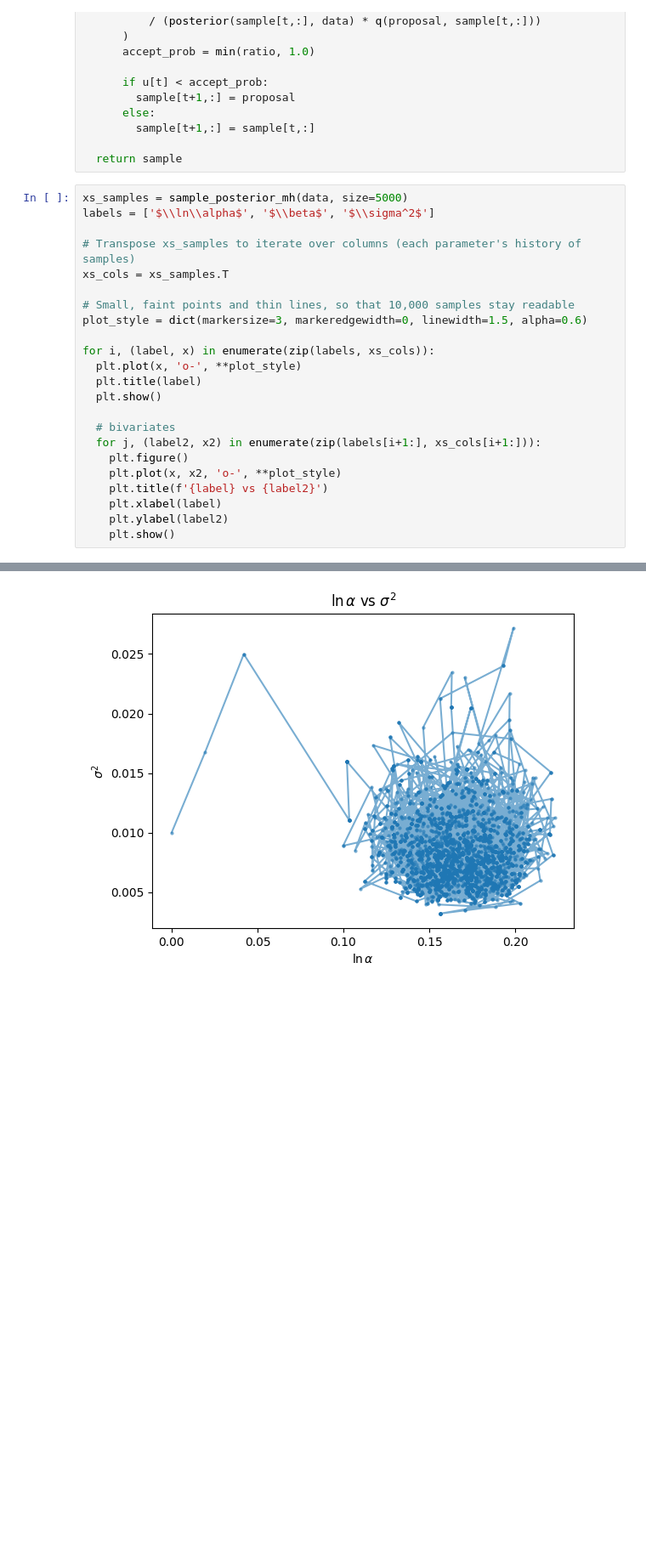
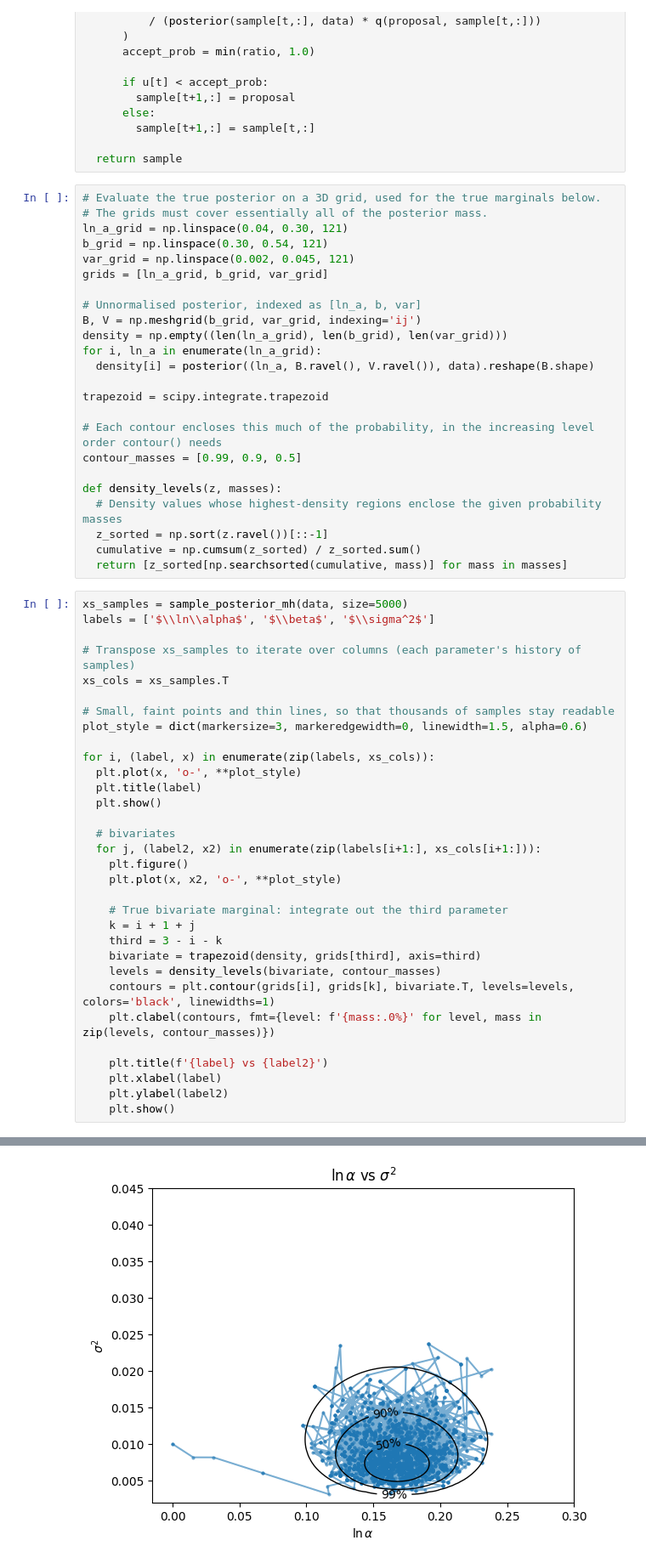
Before and after one commit to sy669693/MATH3871, a Jupyter notebook: 3871_assignment.ipynb, the cells around one changed output, grey strips where cells are left out. Shown at 85% size. Drawn from its saved outputs; the diff is of its cells as text; blank space fills up the shorter version.

Commit message:
contour lines

```diff
--- a/3871_assignment.ipynb
+++ b/3871_assignment.ipynb
@@ -126,6 +126,30 @@ def sample_posterior_mh(data, proposal_dist='rw', size=1000):
         sample[t+1,:] = sample[t,:]
 
   return sample
+# %%
+# Evaluate the true posterior on a 3D grid, used for the true marginals below.
+# The grids must cover essentially all of the posterior mass.
+ln_a_grid = np.linspace(0.04, 0.30, 121)
+b_grid = np.linspace(0.30, 0.54, 121)
+var_grid = np.linspace(0.002, 0.045, 121)
+grids = [ln_a_grid, b_grid, var_grid]
+
+# Unnormalised posterior, indexed as [ln_a, b, var]
+B, V = np.meshgrid(b_grid, var_grid, indexing='ij')
+density = np.empty((len(ln_a_grid), len(b_grid), len(var_grid)))
+for i, ln_a in enumerate(ln_a_grid):
+  density[i] = posterior((ln_a, B.ravel(), V.ravel()), data).reshape(B.shape)
+
+trapezoid = scipy.integrate.trapezoid
+
+# Each contour encloses this much of the probability, in the increasing level order contour() needs
+contour_masses = [0.99, 0.9, 0.5]
+
+def density_levels(z, masses):
+  # Density values whose highest-density regions enclose the given probability masses
+  z_sorted = np.sort(z.ravel())[::-1]
+  cumulative = np.cumsum(z_sorted) / z_sorted.sum()
+  return [z_sorted[np.searchsorted(cumulative, mass)] for mass in masses]
 # %%
 xs_samples = sample_posterior_mh(data, size=5000)
 labels = ['$\\ln\\alpha$', '$\\beta$', '$\\sigma^2$']
@@ -133,7 +157,7 @@ labels = ['$\\ln\\alpha$', '$\\beta$', '$\\sigma^2$']
 # Transpose xs_samples to iterate over columns (each parameter's history of samples)
 xs_cols = xs_samples.T
 
-# Small, faint points and thin lines, so that 10,000 samples stay readable
+# Small, faint points and thin lines, so that thousands of samples stay readable
 plot_style = dict(markersize=3, markeredgewidth=0, linewidth=1.5, alpha=0.6)
 
 for i, (label, x) in enumerate(zip(labels, xs_cols)):
@@ -145,6 +169,15 @@ for i, (label, x) in enumerate(zip(labels, xs_cols)):
   for j, (label2, x2) in enumerate(zip(labels[i+1:], xs_cols[i+1:])):
     plt.figure()
     plt.plot(x, x2, 'o-', **plot_style)
+
+    # True bivariate marginal: integrate out the third parameter
+    k = i + 1 + j
+    third = 3 - i - k
+    bivariate = trapezoid(density, grids[third], axis=third)
+    levels = density_levels(bivariate, contour_masses)
+    contours = plt.contour(grids[i], grids[k], bivariate.T, levels=levels, colors='black', linewidths=1)
+    plt.clabel(contours, fmt={level: f'{mass:.0%}' for level, mass in zip(levels, contour_masses)})
+
     plt.title(f'{label} vs {label2}')
     plt.xlabel(label)
     plt.ylabel(label2)
@@ -155 +188 @@ for i, (label, x) in enumerate(zip(labels, xs_cols)):
-[figure, old version]
+[figure, new version]
```
Also changed, not shown: parts of 2 cells of this notebook.
